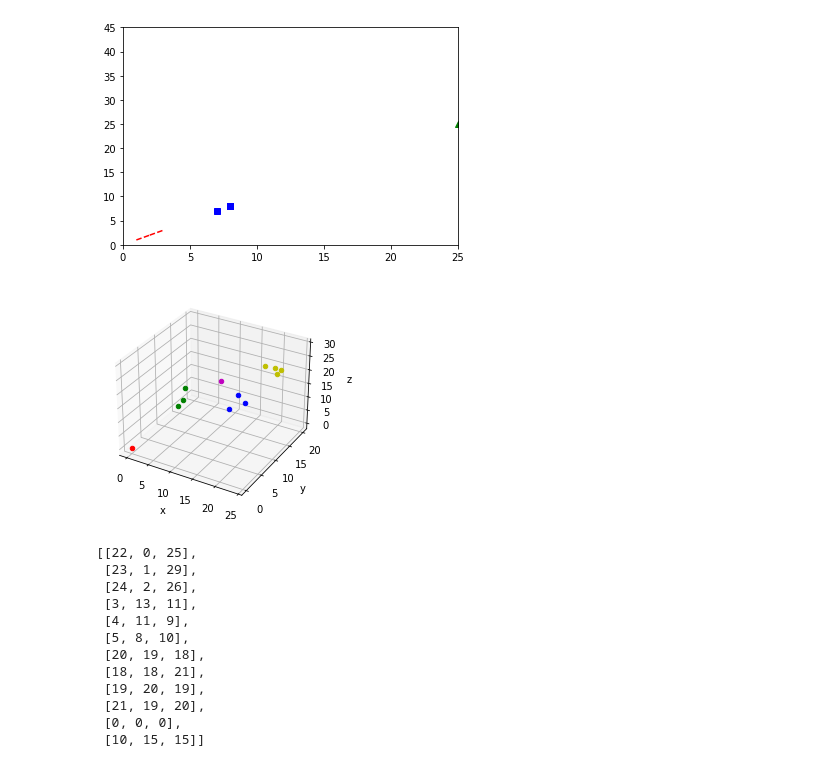
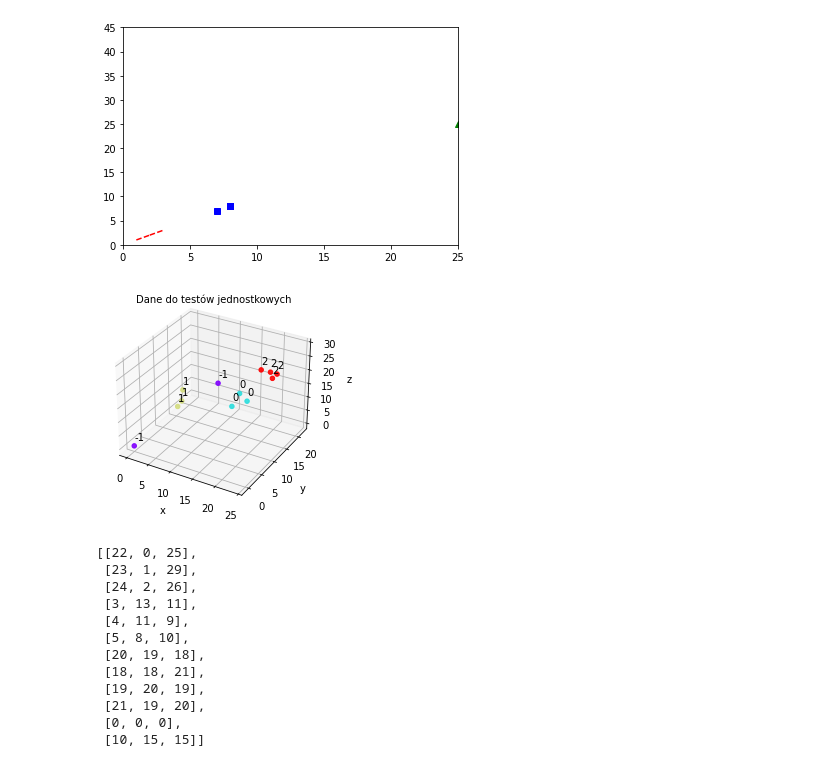
Before and after one commit to egi-megi/TIDBSCAN, a Jupyter notebook: plots.ipynb, the cells around one changed output. Drawn from its saved outputs; the diff is of its cells as text; code cells hidden in the pictures.

```diff
--- a/plots.ipynb
+++ b/plots.ipynb
@@ -30,21 +32,27 @@ plt.show()
 # %%
 fig = plt.figure()
 ax = plt.axes(projection='3d')
 
 # Data for three-dimensional scattered points
 xdata = 22, 23, 24, 3, 4, 5, 20, 18, 19, 21, 0, 10
 ydata = 0, 1, 2, 13, 11, 8, 19, 18, 20, 19, 0, 15
 zdata = 25, 29, 26, 11, 9, 10, 18, 21, 19, 20, 0, 15
-colors = itertools.cycle(["b", "b", "b", "g", "g", "g", "y", "y", "y", "y", "r", "m"])
-for i in range(0, len(zdata)):
-    ax.scatter3D(xdata[i], ydata[i], zdata[i], color=next(colors));
-#plot_points = ax.scatter3D(xdata, ydata, zdata, c=zdata, cmap='rainbow');
+c = 0, 0, 0, 1, 1, 1, 2, 2, 2, 2, -1, -1,
+cdata = []
+for i in range(0, len(c)):
+    cdata.append(c[i]* 8 + 10)
+plot_points = ax.scatter3D(xdata, ydata, zdata, c=cdata, cmap='rainbow', alpha=.9)
+for i in range(0, len(c)):
+    ax.text(xdata[i],ydata[i], zdata[i] + 2, c[i],)
+ax.text2D(0.15, 0.95, "Dane do testów jednostkowych", transform=ax.transAxes)
 ax.set_xlabel('x')
 ax.set_ylabel('y')
 ax.set_zlabel('z')
+plt.ylim([-2, 23])
+
 plt.savefig('plots/test_data_1_plot.pdf')
 # %% [output]
-[figure, old version]
+[figure, new version]
 # %%
 xdata = 22, 23, 24, 3, 4, 5, 20, 18, 19, 21, 0, 10
 ydata = 0, 1, 2, 13, 11, 8, 19, 18, 20, 19, 0, 15
```
Also changed, not shown: parts of 4 cells of this notebook, 2 other files.
